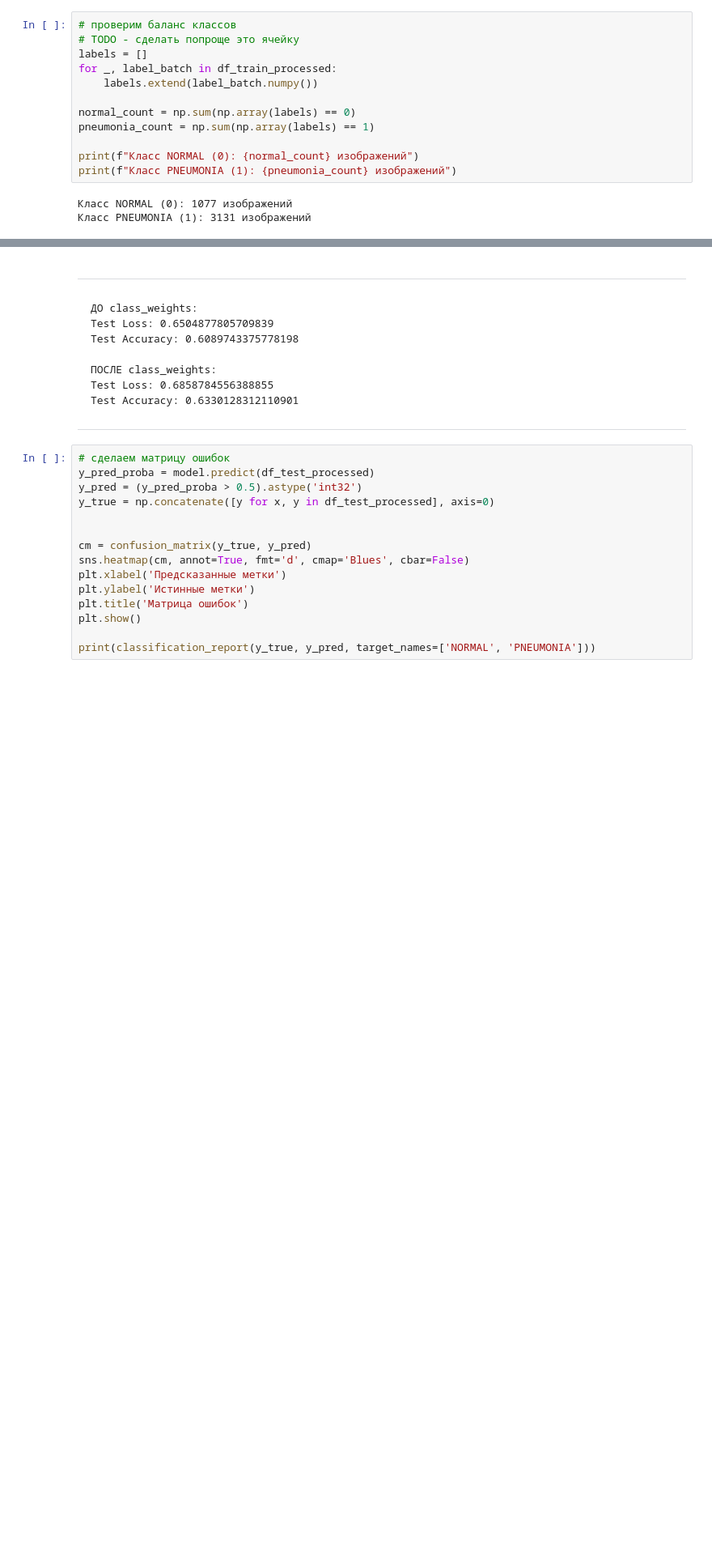
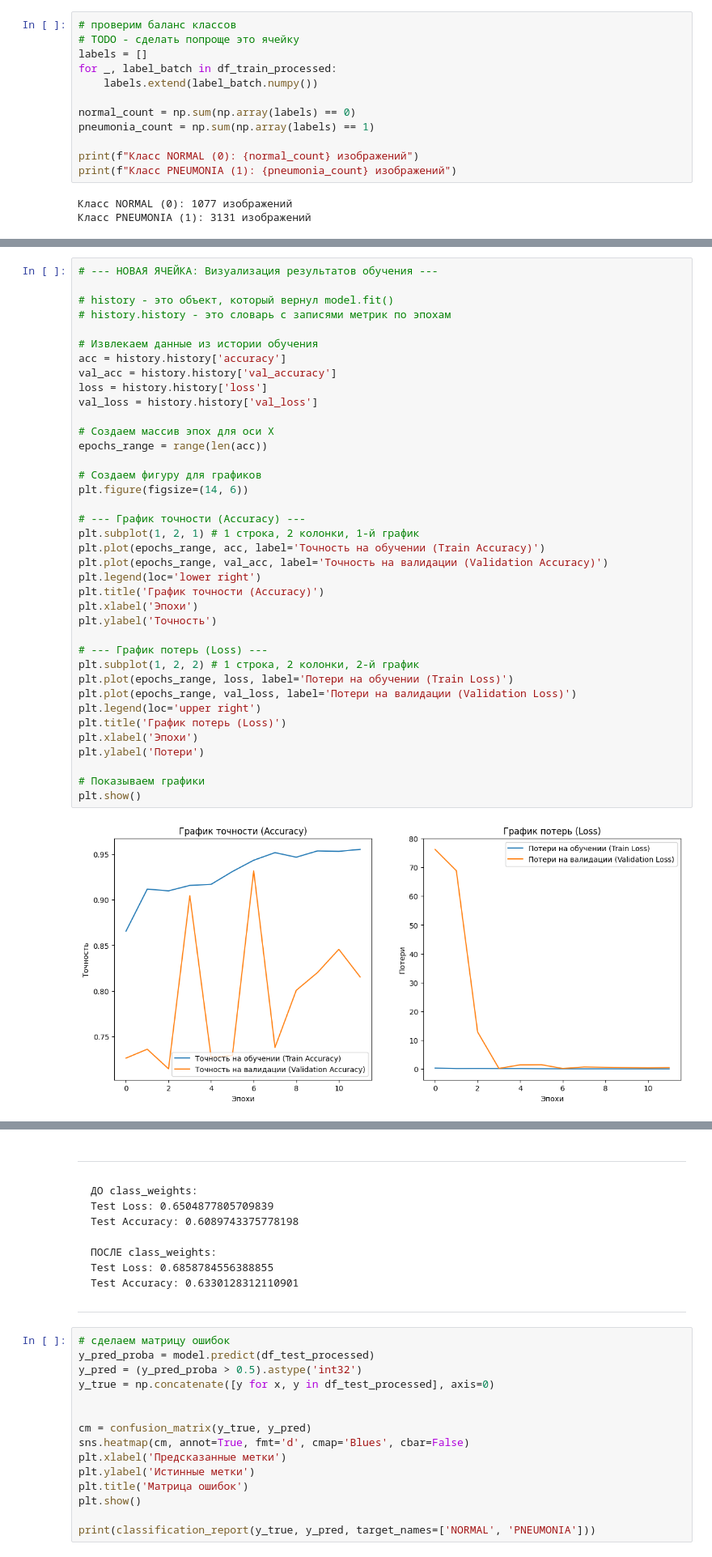
Before and after one commit to koziymaxim/Chest-X-Ray, a Jupyter notebook: chest-x-ray-images.ipynb, the cells around one changed output, grey strips where cells are left out. Shown: that part at 81% size. Saved outputs shown, nothing was run; the diff lists cells and outputs as text; blank space fills up the shorter version.

```diff
--- a/chest-x-ray-images.ipynb
+++ b/chest-x-ray-images.ipynb
@@ -316,3 +272,43 @@ Epoch 14/30
+# %%
+# --- НОВАЯ ЯЧЕЙКА: Визуализация результатов обучения ---
+
+# history - это объект, который вернул model.fit()
+# history.history - это словарь с записями метрик по эпохам
+
+# Извлекаем данные из истории обучения
+acc = history.history['accuracy']
+val_acc = history.history['val_accuracy']
+loss = history.history['loss']
+val_loss = history.history['val_loss']
+
+# Создаем массив эпох для оси X
+epochs_range = range(len(acc))
+
+# Создаем фигуру для графиков
+plt.figure(figsize=(14, 6))
+
+# --- График точности (Accuracy) ---
+plt.subplot(1, 2, 1) # 1 строка, 2 колонки, 1-й график
+plt.plot(epochs_range, acc, label='Точность на обучении (Train Accuracy)')
+plt.plot(epochs_range, val_acc, label='Точность на валидации (Validation Accuracy)')
+plt.legend(loc='lower right')
+plt.title('График точности (Accuracy)')
+plt.xlabel('Эпохи')
+plt.ylabel('Точность')
+
+# --- График потерь (Loss) ---
+plt.subplot(1, 2, 2) # 1 строка, 2 колонки, 2-й график
+plt.plot(epochs_range, loss, label='Потери на обучении (Train Loss)')
+plt.plot(epochs_range, val_loss, label='Потери на валидации (Validation Loss)')
+plt.legend(loc='upper right')
+plt.title('График потерь (Loss)')
+plt.xlabel('Эпохи')
+plt.ylabel('Потери')
+
+# Показываем графики
+plt.show()
+# %% [output]
+[figure, added]
 # %%
 # проверим модель на тесте
 results = model.evaluate(df_test_processed)
```
Also changed, not shown: parts of 5 cells of this notebook.
